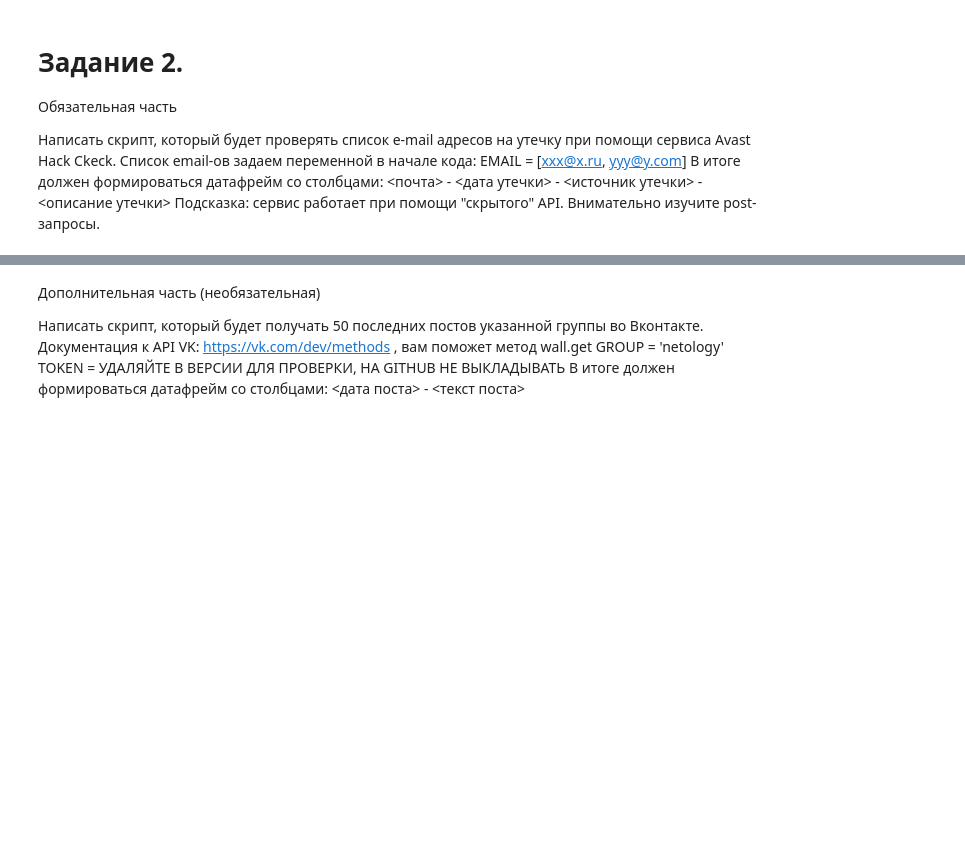
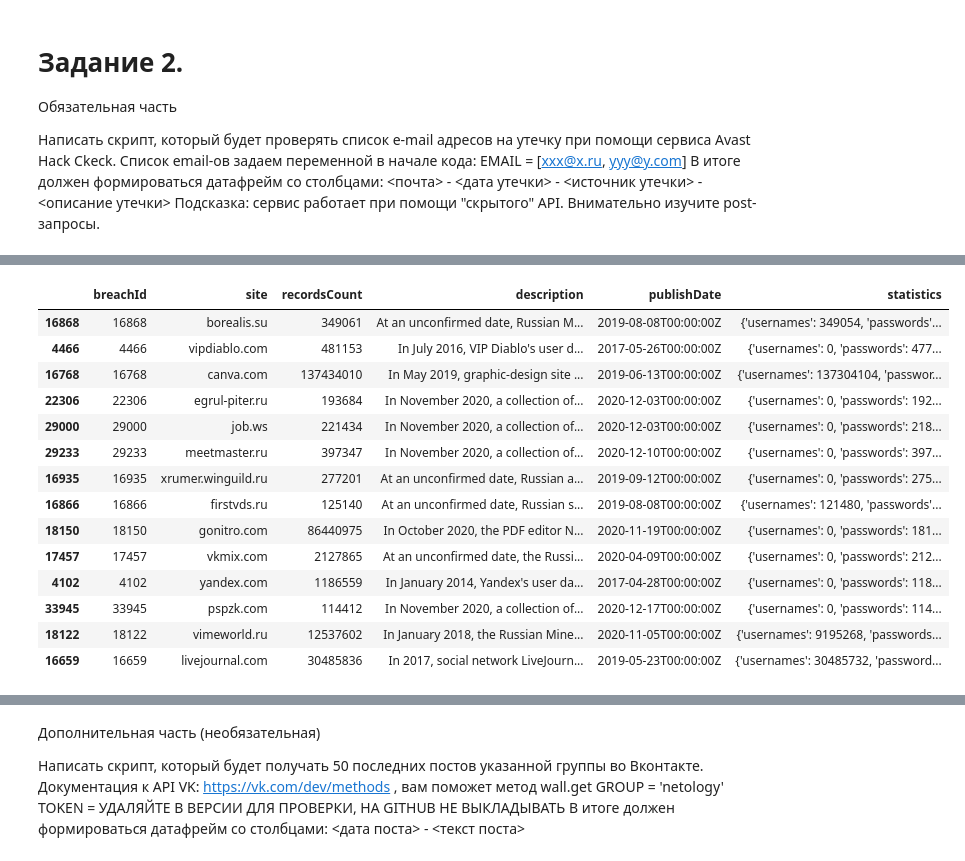
Before and after one commit to maksuxa/netology, a Jupyter notebook: dz_14_web_scraping_api.ipynb, the cells around one changed output, grey strips where cells are left out. Drawn from its saved outputs; the diff is of its cells as text; code cells hidden in the pictures; blank space fills up the shorter version.

```diff
--- a/dz_14_web_scraping_api.ipynb
+++ b/dz_14_web_scraping_api.ipynb
@@ -75,8 +73,33 @@ EMAIL = ['xx@x.ru', 'yyy@y.com']
+# %%
+EMAIL = ['89066390161@yandex.ru','maksuxa4@yandex.ru','maks@yandex.ru']
+import json
+# %%
+Headers = {
+'Accept': "application/json, text/plain, */*",
+'Accept-Encoding': 'gzip, deflate, br',
+'Accept-Language': 'ru-RU,ru;q=0.9,en-US;q=0.8,en;q=0.7',
+'Connection': 'keep-alive',
+'Content-Length': '32',
+'Content-Type': 'application/json;charset=UTF-8',
+'Host': 'identityprotection.avast.com',
+'Origin': 'https://www.avast.com',
+'Referer': 'https://www.avast.com/',
+#'sec-ch-ua': "Google Chrome";v="87", " Not;A Brand";v="99", "Chromium";v="87",
+'sec-ch-ua-mobile': '?0',
+'Sec-Fetch-Dest': 'empty',
+'Sec-Fetch-Mode': 'cors',
+'Sec-Fetch-Site': 'same-site',
+'User-Agent': 'Mozilla/5.0 (Macintosh; Intel Mac OS X 10_15_4) AppleWebKit/537.36 (KHTML, like Gecko) Chrome/87.0.4280.88 Safari/537.36',
+'Vaar-Header-App-Product': 'hackcheck-web-avast',
+'Vaar-Version': '0'
+}
 # %%
 #Тут так и не понял, где искать post запрос.
 
-URL = 'https://www.avast.com/hackcheck'
-data = {}
-req = requests.post(URL, data)
+URL = 'https://identityprotection.avast.com/v1/web/query/site-breaches/unauthorized-data'
+data = {'emailAddresses': EMAIL}
+#Headers = {'User-Agent': 'Mozilla/5.0 (Macintosh; Intel Mac OS X 10_15_4) AppleWebKit/537.36 (KHTML, like Gecko) Chrome/87.0.4280.88 Safari/537.36'}
+req = requests.post(URL, data = json.dumps(data), headers = Headers)
+
 req
 # %% [output]
@@ -83,0 +130,21 @@ req
+# %%
+site_breaches = pd.DataFrame(req.json()['breaches'])
+#columns=['Email', 'date','site','description'])
+site_breaches = site_breaches.transpose()
+site_breaches
+# %% [output]
+|  | breachId | site | recordsCount | description | publishDate | statistics |
+| 16868 | 16868 | borealis.su | 349061 | At an unconfirmed date, Russian M... | 2019-08-08T00:00:00Z | {'usernames': 349054, 'passwords'... |
+| 4466 | 4466 | vipdiablo.com | 481153 | In July 2016, VIP Diablo's user d... | 2017-05-26T00:00:00Z | {'usernames': 0, 'passwords': 477... |
+| 16768 | 16768 | canva.com | 137434010 | In May 2019, graphic-design site ... | 2019-06-13T00:00:00Z | {'usernames': 137304104, 'passwor... |
+| 22306 | 22306 | egrul-piter.ru | 193684 | In November 2020, a collection of... | 2020-12-03T00:00:00Z | {'usernames': 0, 'passwords': 192... |
+| 29000 | 29000 | job.ws | 221434 | In November 2020, a collection of... | 2020-12-03T00:00:00Z | {'usernames': 0, 'passwords': 218... |
+| 29233 | 29233 | meetmaster.ru | 397347 | In November 2020, a collection of... | 2020-12-10T00:00:00Z | {'usernames': 0, 'passwords': 397... |
+| 16935 | 16935 | xrumer.winguild.ru | 277201 | At an unconfirmed date, Russian a... | 2019-09-12T00:00:00Z | {'usernames': 0, 'passwords': 275... |
+| 16866 | 16866 | firstvds.ru | 125140 | At an unconfirmed date, Russian s... | 2019-08-08T00:00:00Z | {'usernames': 121480, 'passwords'... |
+| 18150 | 18150 | gonitro.com | 86440975 | In October 2020, the PDF editor N... | 2020-11-19T00:00:00Z | {'usernames': 0, 'passwords': 181... |
+| 17457 | 17457 | vkmix.com | 2127865 | At an unconfirmed date, the Russi... | 2020-04-09T00:00:00Z | {'usernames': 0, 'passwords': 212... |
+| 4102 | 4102 | yandex.com | 1186559 | In January 2014, Yandex's user da... | 2017-04-28T00:00:00Z | {'usernames': 0, 'passwords': 118... |
+| 33945 | 33945 | pspzk.com | 114412 | In November 2020, a collection of... | 2020-12-17T00:00:00Z | {'usernames': 0, 'passwords': 114... |
+| 18122 | 18122 | vimeworld.ru | 12537602 | In January 2018, the Russian Mine... | 2020-11-05T00:00:00Z | {'usernames': 9195268, 'passwords... |
+| 16659 | 16659 | livejournal.com | 30485836 | In 2017, social network LiveJourn... | 2019-05-23T00:00:00Z | {'usernames': 30485732, 'password... |
```
Also changed, not shown: parts of 9 cells of this notebook.
